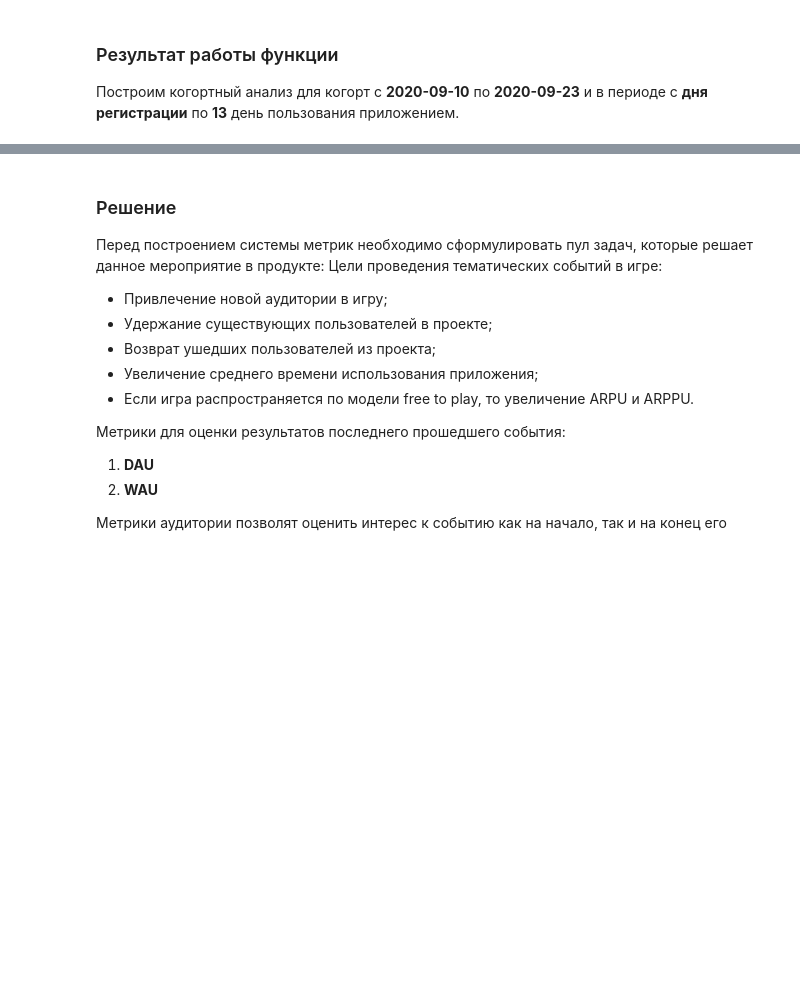
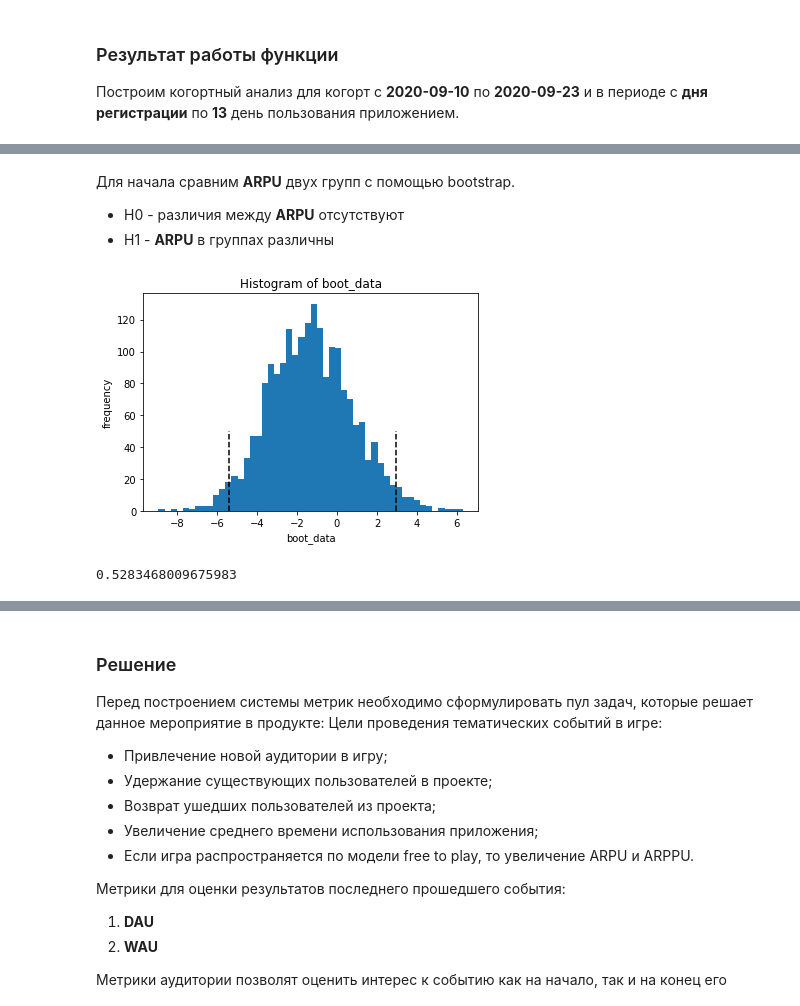
Before and after one commit to denis-abrashkin/abrashkin_analytics, a Jupyter notebook: gamedev_product_analysis.ipynb, the cells around one changed output, grey strips where cells are left out. Drawn from its saved outputs; the diff is of its cells as text; code cells hidden in the pictures; blank space fills up the shorter version.

Commit message:
Add second task
Add second task - A/B test

```diff
--- a/gamedev_product_analysis.ipynb
+++ b/gamedev_product_analysis.ipynb
@@ -172,0 +351,14 @@ User retention by cohort
+# %%
+# Проведём z-test для пропорций
+
+# В контрольной группе (а) 1928 платящих из 202103.
+# В тестовой группе (b) 1805 платящих из 202667.
+pay1 = 1928
+use1 = 202103
+pay2 = 1805
+use2 = 202667
+
+# H0 - различий в конверсиях нет
+# H1 - различия в конверсиях присутствуют
+z, p_value = proportions_ztest([pay1, pay2], [use1, use2])
+print(f'p_value = {p_value:.3}')
@@ -172,0 +369,8 @@ User retention by cohort
+# %%
+# Посчитаем количество покупателей в контрольной группе без выбросов
+pay3 = exp_a_payment[exp_a_payment['revenue'] < 30000].shape[0]
+
+# H0 - различий в конверсиях нет
+# H1 - различия в конверсиях присутствуют
+z, p_value = proportions_ztest([pay3, pay2], [use1, use2])
+print(f'p_value = {p_value:.3}')
@@ -172,0 +462,18 @@ User retention by cohort
+# %% [markdown]
+Для начала сравним **ARPU** двух групп с помощью bootstrap.
+
+- Н0 - различия между **ARPU** отсутствуют
+- Н1 - **ARPU** в группах различны
+# %%
+# bootstrap для сравнения ARPU двух групп
+# в результате хранится разница двух распределений, ДИ и pvalue
+booted_arpu_mean = get_bootstrap(exp_a.revenue,
+                                 exp_b.revenue,
+                                 statistic = np.mean,
+                                 boot_it = 2000)
+# %% [output]
+[figure, added]
+# %%
+booted_arpu_mean["p_value"]
+# %% [output]
+0.5283468009675983
```
Also changed, not shown: parts of 50 cells of this notebook.
